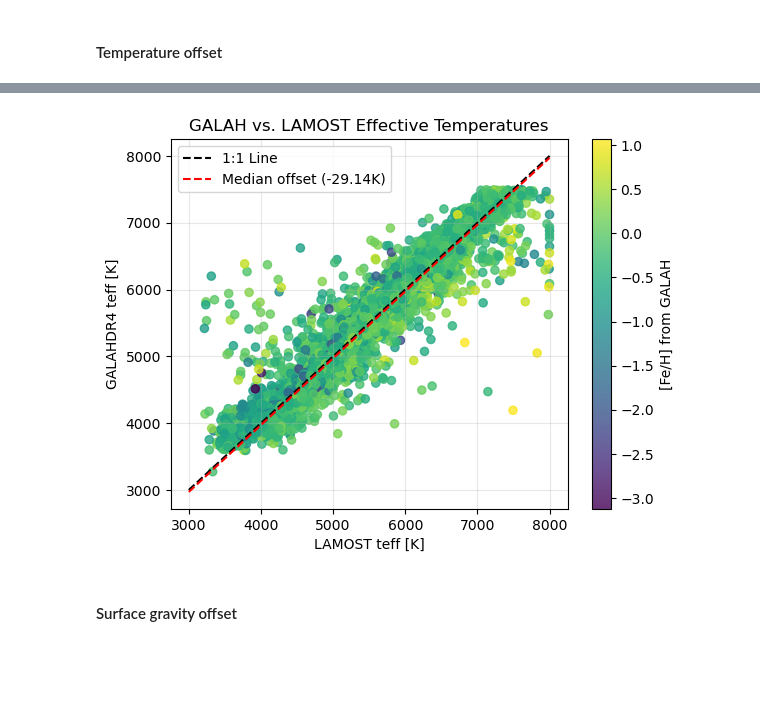
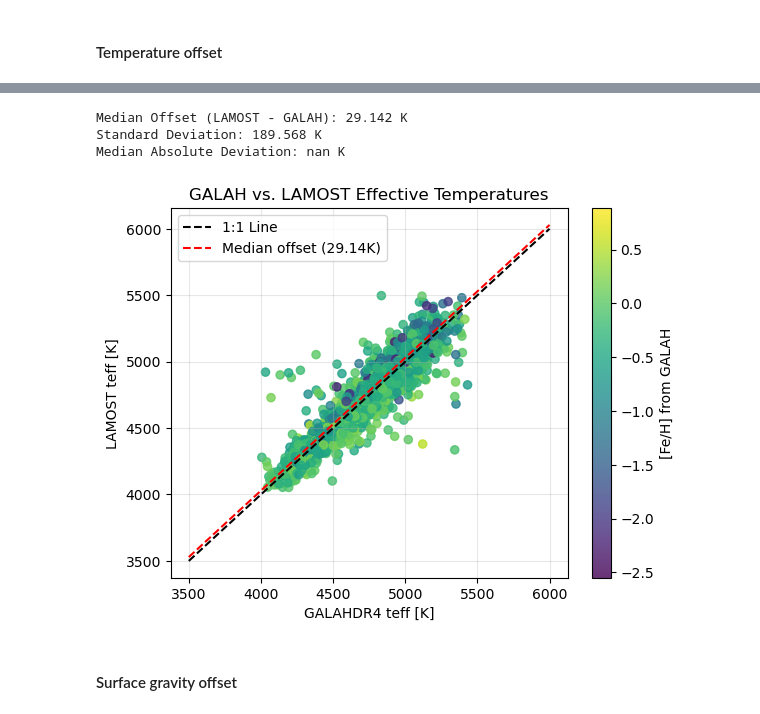
Before and after one commit to juanpabloidarraga/master_thesis, a Jupyter notebook: code/Sidequests/offset_galah_and_lamost.ipynb, the cells around one changed output, grey strips where cells are left out. Saved outputs shown, nothing was run; the diff lists cells and outputs as text; code cells hidden in the pictures; blank space fills up the shorter version.

```diff
--- a/code/Sidequests/offset_galah_and_lamost.ipynb
+++ b/code/Sidequests/offset_galah_and_lamost.ipynb
@@ -864,6 +876,22 @@ import pandas as pd
 GALAHDR4_x_LAMOST = pd.read_csv(
     "../../data/LAMOST_catalog/galahdr4_x_lamost.csv"
 )
+# %%
+# masks
+
+giants_mask = (
+    #teff clasification
+    (GALAHDR4_x_LAMOST['teff'] > 4000)
+    &(GALAHDR4_x_LAMOST['Teff'] > 4000)
+    &(GALAHDR4_x_LAMOST['teff']< 5500)
+    &(GALAHDR4_x_LAMOST['Teff']< 5500)
+    #Logg clasification
+    &(GALAHDR4_x_LAMOST['logg_galah'] >1.5)
+    &(GALAHDR4_x_LAMOST['logg_galah']< 3.5)
+    &(GALAHDR4_x_LAMOST['logg_lamost']>1.5)
+    &(GALAHDR4_x_LAMOST['logg_lamost']< 3.5)
+
+)
 # %% [markdown]
 ### Offsets in abundance of lithium
 # %%
@@ -1048,7 +1092,7 @@ print(li_columns)
 # %%
 GALAHDR4_x_LAMOST['delta_teff'] = (
-    GALAHDR4_x_LAMOST['teff'] # GALAH Teff
-    - GALAHDR4_x_LAMOST['Teff'] # LAMOST Teff
+    GALAHDR4_x_LAMOST['Teff'] # LAMOST Teff
+    - GALAHDR4_x_LAMOST['teff'] # GALAH Teff
 )
 
 
@@ -1056,44 +1100,51 @@ med_offset = GALAHDR4_x_LAMOST['delta_teff'].median()
 std_offset = GALAHDR4_x_LAMOST['delta_teff'].std()
 mad_offset = stats.median_abs_deviation(GALAHDR4_x_LAMOST['delta_teff'])
 
+print(f'Median Offset (LAMOST - GALAH): {med_offset:.3f} K')
+print(f'Standard Deviation: {std_offset:.3f} K')
+print(f'Median Absolute Deviation: {mad_offset:.3f} K')
+
 sc = plt.scatter(
-    GALAHDR4_x_LAMOST['teff'],
-    GALAHDR4_x_LAMOST['Teff'],
+    GALAHDR4_x_LAMOST.loc[giants_mask, 'teff'],
+    GALAHDR4_x_LAMOST.loc[giants_mask, 'Teff'],
     #c=K2_x_GALAH_LAMOST['teff'], # Temperature from GALAH
-    c=GALAHDR4_x_LAMOST['fe_h'], # Iron over hydrogen from GALAH
+    c=GALAHDR4_x_LAMOST.loc[giants_mask,'fe_h'], # Iron over hydrogen from GALAH
     cmap='viridis',
     s=35,
     alpha=0.8,
 )
 
-lims = [3000, 8000]
+lims = [3500, 6000]
 
 # Black line for 1:1 relation
 plt.plot(lims, lims, 'k--', label='1:1 Line')
 
 # Red line for median offset
 plt.plot(
     lims,
     [x + med_offset for x in lims],
     'r--',
     label=f'Median offset ({med_offset:.2f}K)',
 )
 
 #plt.xlim(lims)
 #plt.ylim(lims)
 
-plt.xlabel('LAMOST teff [K]')
-plt.ylabel('GALAHDR4 teff [K]')
+plt.xlabel('GALAHDR4 teff [K]')
+plt.ylabel('LAMOST teff [K]')
 plt.title('GALAH vs. LAMOST Effective Temperatures')
 
 plt.grid(True, alpha=0.3)
 plt.legend()
 
 plt.colorbar(sc, label='[Fe/H] from GALAH')
 
 plt.show()
 # %% [output]
+Median Offset (LAMOST - GALAH): 29.142 K
+Standard Deviation: 189.568 K
+Median Absolute Deviation: nan K
-[figure, old version]
+[figure, new version]
 # %% [markdown]
 #### Surface gravity offset
 # %%
```
Also changed, not shown: parts of 39 cells of this notebook, 13 other files.
